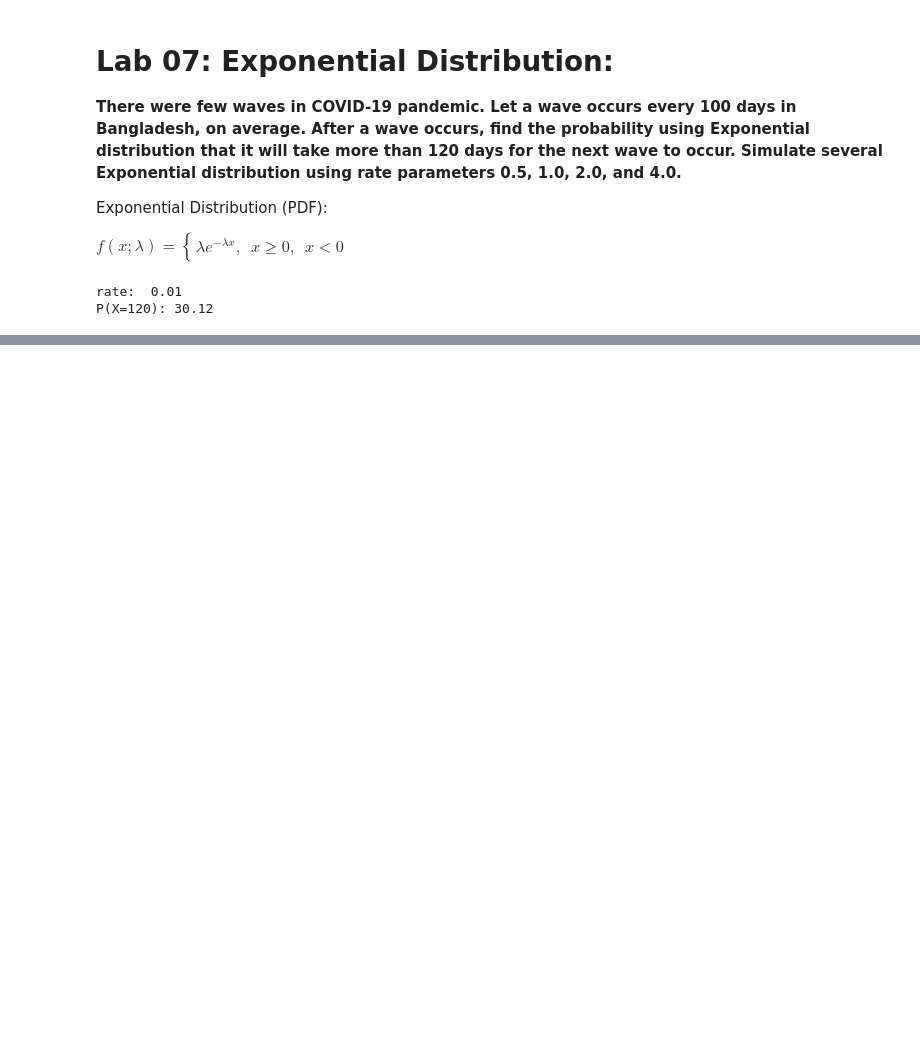
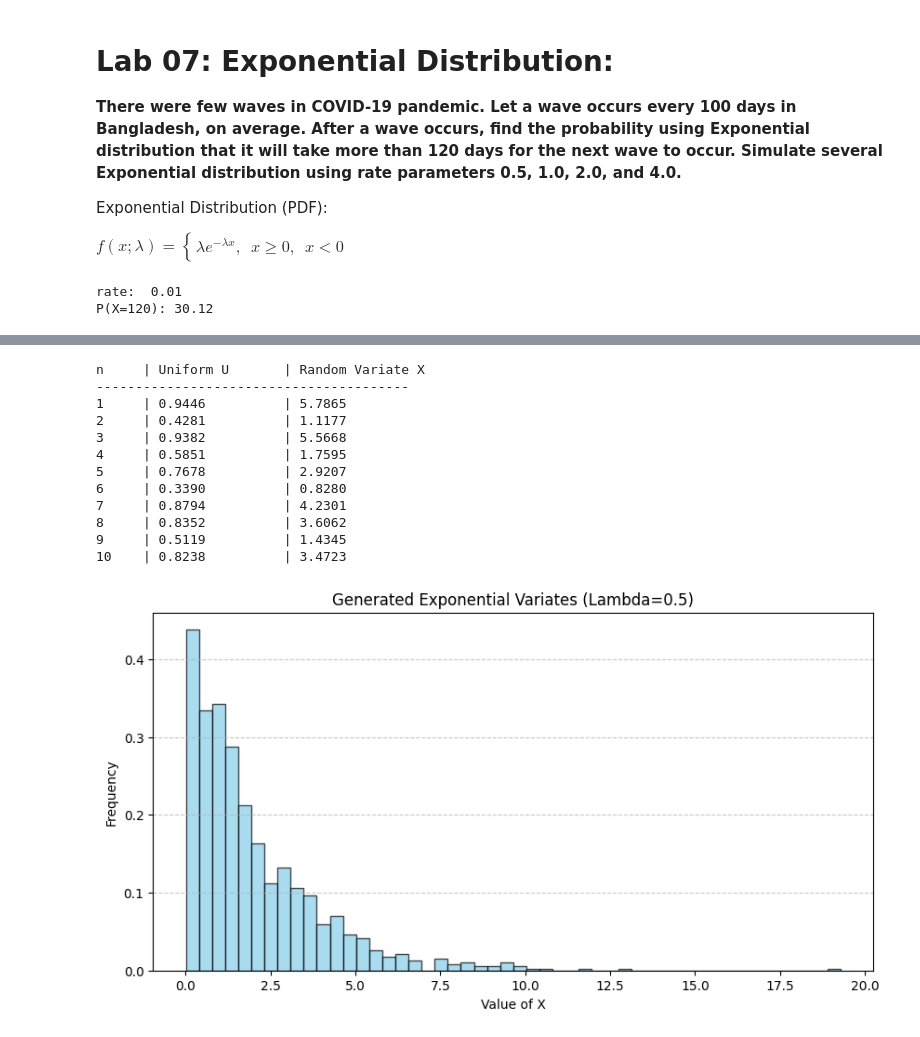
Before and after one commit to yasin-arafat-05/python-academic, a Jupyter notebook: simulation_modeling/04_mid_masud_sir.ipynb, the cells around one changed output, grey strips where cells are left out. Cells and saved outputs as stored; diff of their text form; code cells hidden in the pictures; blank space fills up the shorter version.

```diff
--- a/simulation_modeling/04_mid_masud_sir.ipynb
+++ b/simulation_modeling/04_mid_masud_sir.ipynb
@@ -490,0 +543,53 @@ plt.show()
+# %%
+import math
+import random
+import matplotlib.pyplot as plt
+
+def inverse_transform_exponential(lambd, n):
+    """
+    lambd: Rate parameter (1/mean)
+    n: Number of random variates to generate
+    """
+    variates = []
+
+    print(f"{'n':<5} | {'Uniform U':<15} | {'Random Variate X'}")
+    print("-" * 40)
+
+    for i in range(n):
+        # 1. Generate random number:(0~1)
+        u = random.random()
+
+        # 2. Inver formula:  X = -ln(1-u) / lambda
+        x = -math.log(1 - u) / lambd
+        variates.append(x)
+
+        if i < 10:
+            print(f"{i+1:<5} | {u:<15.4f} | {x:.4f}")
+    return variates
+
+# Parameter:
+LAMBDA = 0.5  # Mean = 1/0.5 = 2.0
+num_samples = 1000
+samples = inverse_transform_exponential(LAMBDA, num_samples)
+
+plt.figure(figsize=(10, 5))
+plt.hist(samples, bins=50, density=True, color='skyblue', edgecolor='black', alpha=0.7)
+plt.title(f'Generated Exponential Variates (Lambda={LAMBDA})')
+plt.xlabel('Value of X')
+plt.ylabel('Frequency')
+plt.grid(axis='y', linestyle='--', alpha=0.7)
+plt.show()
+# %% [output]
+n     | Uniform U       | Random Variate X
+----------------------------------------
+1     | 0.9446          | 5.7865
+2     | 0.4281          | 1.1177
+3     | 0.9382          | 5.5668
+4     | 0.5851          | 1.7595
+5     | 0.7678          | 2.9207
+6     | 0.3390          | 0.8280
+7     | 0.8794          | 4.2301
+8     | 0.8352          | 3.6062
+9     | 0.5119          | 1.4345
+10    | 0.8238          | 3.4723
+[figure, added]
```
Also changed, not shown: parts of 11 cells of this notebook.
